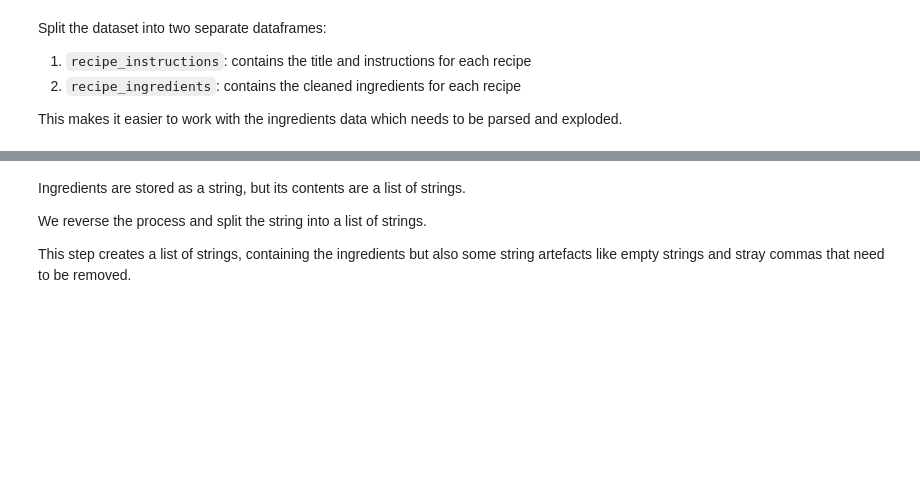
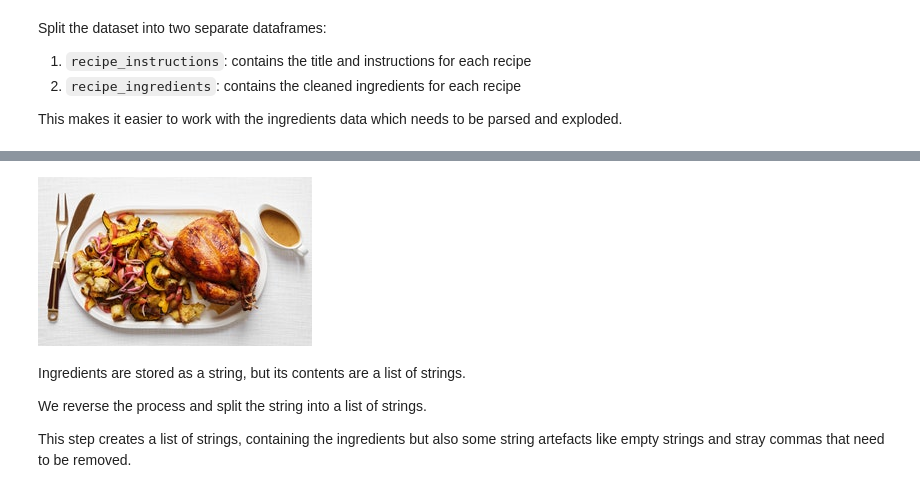
Before and after one commit to bl3e967/SousChefDS, a Jupyter notebook: notebooks/3-eda-explore-kaggle-food-ingredients-and-recipes-dataset/data-cleaning.ipynb, the cells around one changed output, grey strips where cells are left out. Saved outputs shown, nothing was run; the diff lists cells and outputs as text; code cells hidden in the pictures; blank space fills up the shorter version.

```diff
--- a/notebooks/3-eda-explore-kaggle-food-ingredients-and-recipes-dataset/data-cleaning.ipynb
+++ b/notebooks/3-eda-explore-kaggle-food-ingredients-and-recipes-dataset/data-cleaning.ipynb
@@ -52,7 +73,7 @@ images = catalog.load('recipe_images')
 # %% [markdown]
 Drop unnecessary columns and preserve the index as a separate column.
 # %%
-recipes_df = recipes[['Title', 'Instructions', 'Cleaned_Ingredients']].reset_index(drop=False)
+recipes_df = recipes[['Title', 'Instructions', 'Cleaned_Ingredients', 'Image_Name']].reset_index(drop=False)
 # %% [markdown]
 Split the dataset into two separate dataframes:
 
@@ -61,11 +82,12 @@ Split the dataset into two separate dataframes:
 
 This makes it easier to work with the ingredients data which needs to be parsed and exploded.
 # %%
-def split_to_instructions_and_ingredients(recipes_df:pd.DataFrame):
+def normalise_recipe_df(recipes_df:pd.DataFrame):
     recipe_instructions = recipes_df[['index', 'Title', 'Instructions']]
     recipe_ingredients = recipes_df[['index', 'Cleaned_Ingredients']].rename(
         columns={'index' : 'recipes_index', 'Cleaned_Ingredients' : 'ingredients'}
     )
-    return recipe_instructions, recipe_ingredients
+    recipe_image = recipes_df[['index', 'Image_Name']]
+    return recipe_instructions, recipe_ingredients, recipe_image
 
-recipe_instructions, recipe_ingredients = split_to_instructions_and_ingredients(recipes_df)
+recipe_instructions, recipe_ingredients, recipe_image = normalise_recipe_df(recipes_df)
@@ -81,0 +94,11 @@ recipe_instructions.head()
+# %%
+def normalise_recipe_image_name(recipe_image:pd.DataFrame):
+    recipe_image.loc[:, 'Image_Name'] = recipe_image['Image_Name'].str.cat(
+        ['jpg'] * len(recipe_image),
+        sep='.'
+    )
+    return recipe_image
+
+recipe_image = normalise_recipe_image_name(recipe_image)
+
+recipe_image.head()
@@ -81,0 +113,3 @@ recipe_instructions.head()
+# %%
+images[recipe_image.iloc[0, 1]]()
+# %% [output]
@@ -82,3 +117,4 @@ recipe_instructions.head()
+[figure, added]
 # %% [markdown]
 Ingredients are stored as a string, but its contents are a list of strings.
 
```
Also changed, not shown: parts of 16 cells of this notebook, 1 other file.
